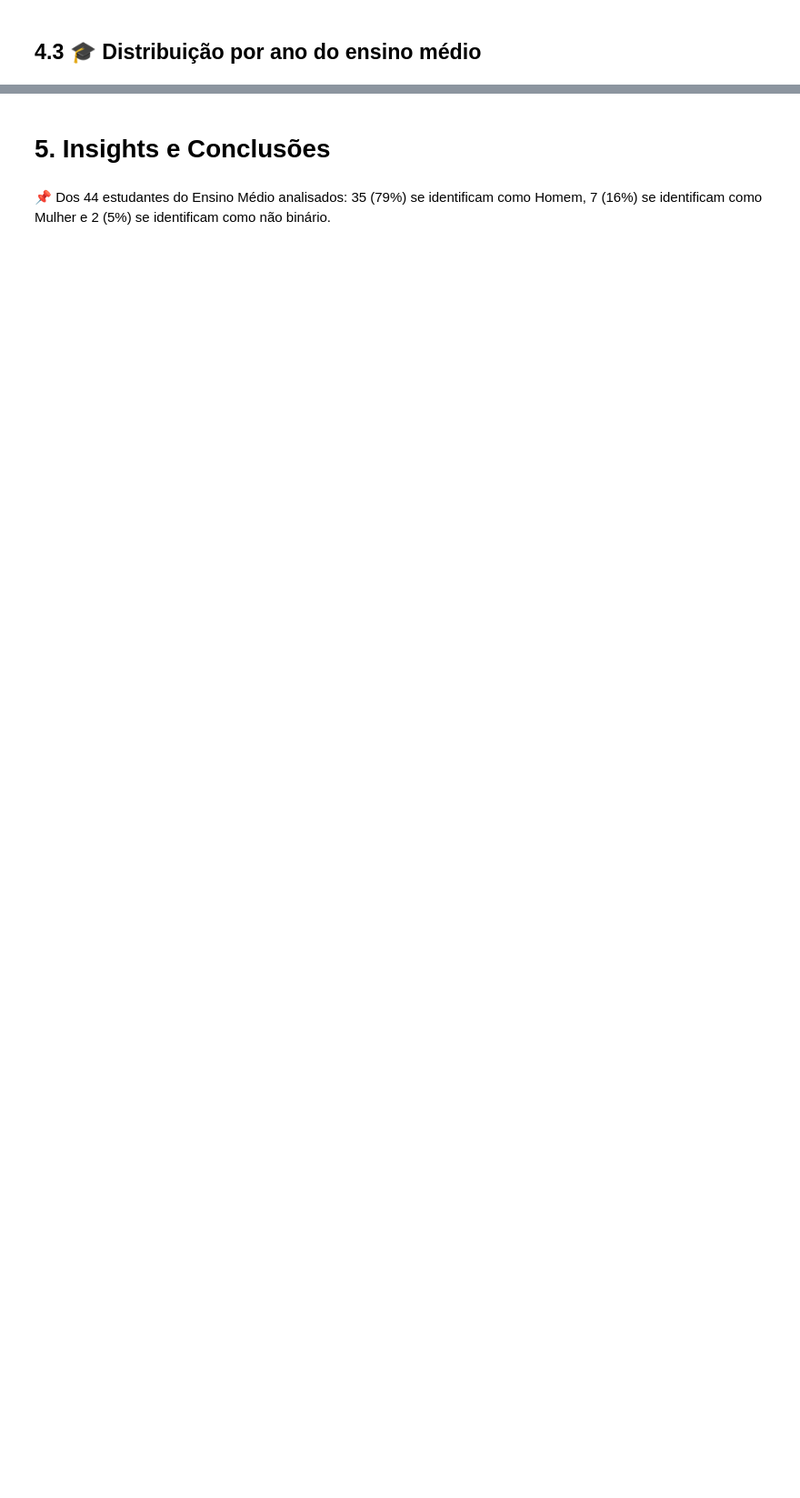
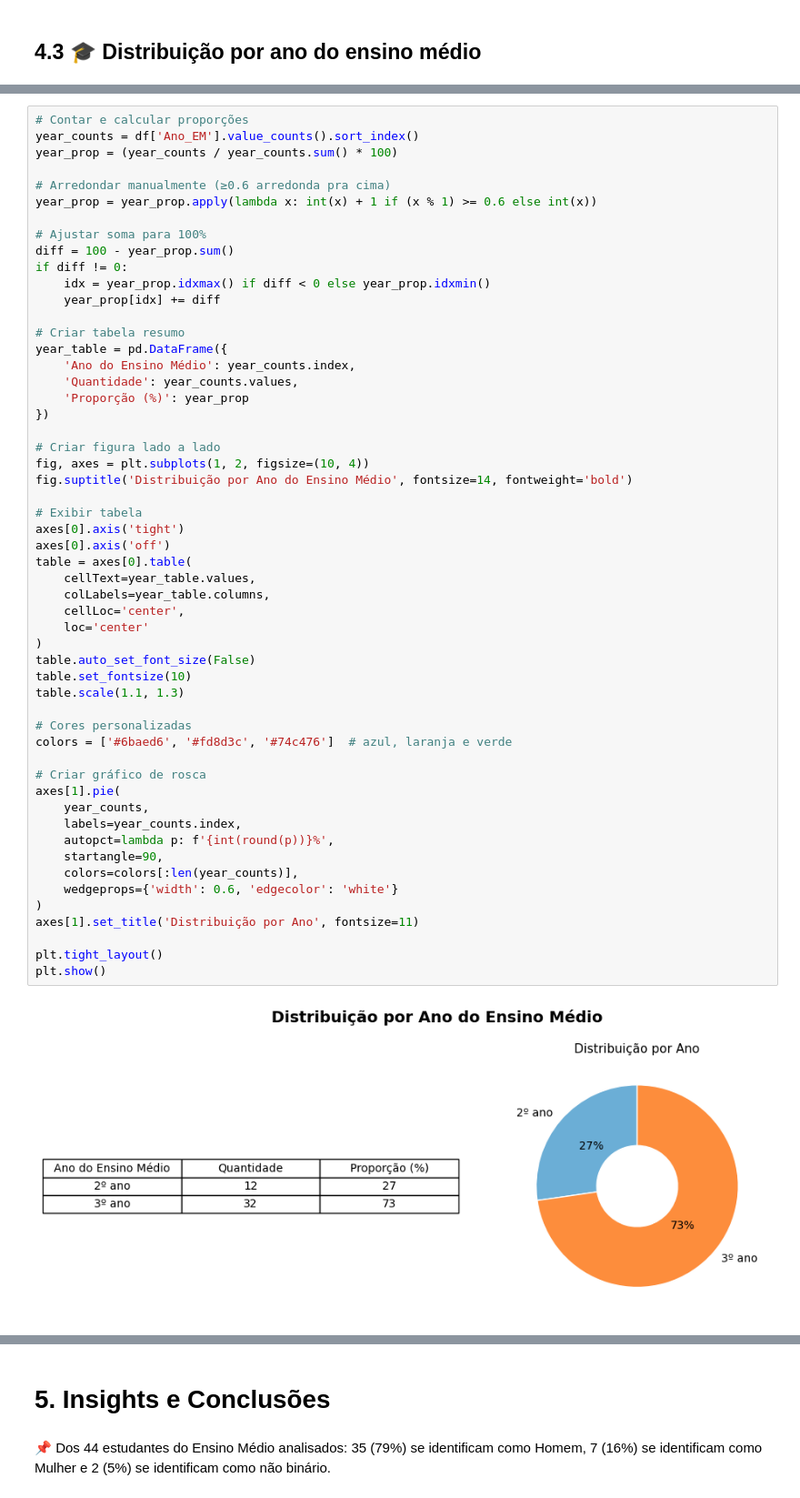
Before and after one commit to mandymagalhaes/vem-pro-mundo-fpb-perfil-dos-alunos, a Jupyter notebook: vem_pro_mundo_fpb_perfil_dos_alunos.ipynb, the cells around one changed output, grey strips where cells are left out. Shown at 91% size. Cells and saved outputs as stored; diff of their text form; blank space fills up the shorter version.

```diff
--- a/vem_pro_mundo_fpb_perfil_dos_alunos.ipynb
+++ b/vem_pro_mundo_fpb_perfil_dos_alunos.ipynb
@@ -522,0 +308,56 @@ Name: count, dtype: int64
+# %%
+# Contar e calcular proporções
+year_counts = df['Ano_EM'].value_counts().sort_index()
+year_prop = (year_counts / year_counts.sum() * 100)
+
+# Arredondar manualmente (≥0.6 arredonda pra cima)
+year_prop = year_prop.apply(lambda x: int(x) + 1 if (x % 1) >= 0.6 else int(x))
+
+# Ajustar soma para 100%
+diff = 100 - year_prop.sum()
+if diff != 0:
+    idx = year_prop.idxmax() if diff < 0 else year_prop.idxmin()
+    year_prop[idx] += diff
+
+# Criar tabela resumo
+year_table = pd.DataFrame({
+    'Ano do Ensino Médio': year_counts.index,
+    'Quantidade': year_counts.values,
+    'Proporção (%)': year_prop
+})
+
+# Criar figura lado a lado
+fig, axes = plt.subplots(1, 2, figsize=(10, 4))
+fig.suptitle('Distribuição por Ano do Ensino Médio', fontsize=14, fontweight='bold')
+
+# Exibir tabela
+axes[0].axis('tight')
+axes[0].axis('off')
+table = axes[0].table(
+    cellText=year_table.values,
+    colLabels=year_table.columns,
+    cellLoc='center',
+    loc='center'
+)
+table.auto_set_font_size(False)
+table.set_fontsize(10)
+table.scale(1.1, 1.3)
+
+# Cores personalizadas
+colors = ['#6baed6', '#fd8d3c', '#74c476']  # azul, laranja e verde
+
+# Criar gráfico de rosca
+axes[1].pie(
+    year_counts,
+    labels=year_counts.index,
+    autopct=lambda p: f'{int(round(p))}%',
+    startangle=90,
+    colors=colors[:len(year_counts)],
+    wedgeprops={'width': 0.6, 'edgecolor': 'white'}
+)
+axes[1].set_title('Distribuição por Ano', fontsize=11)
+
+plt.tight_layout()
+plt.show()
+# %% [output]
+[figure, added]
```
Also changed, not shown: parts of 79 cells of this notebook.
